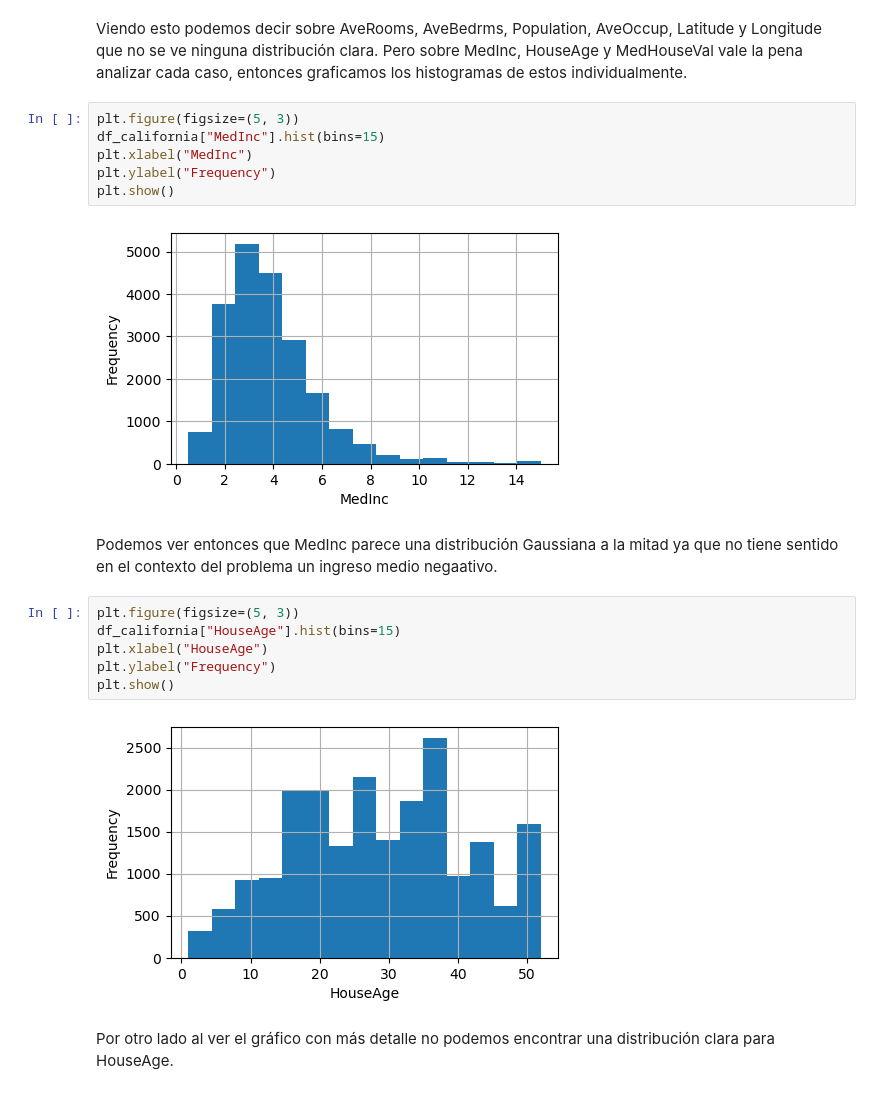
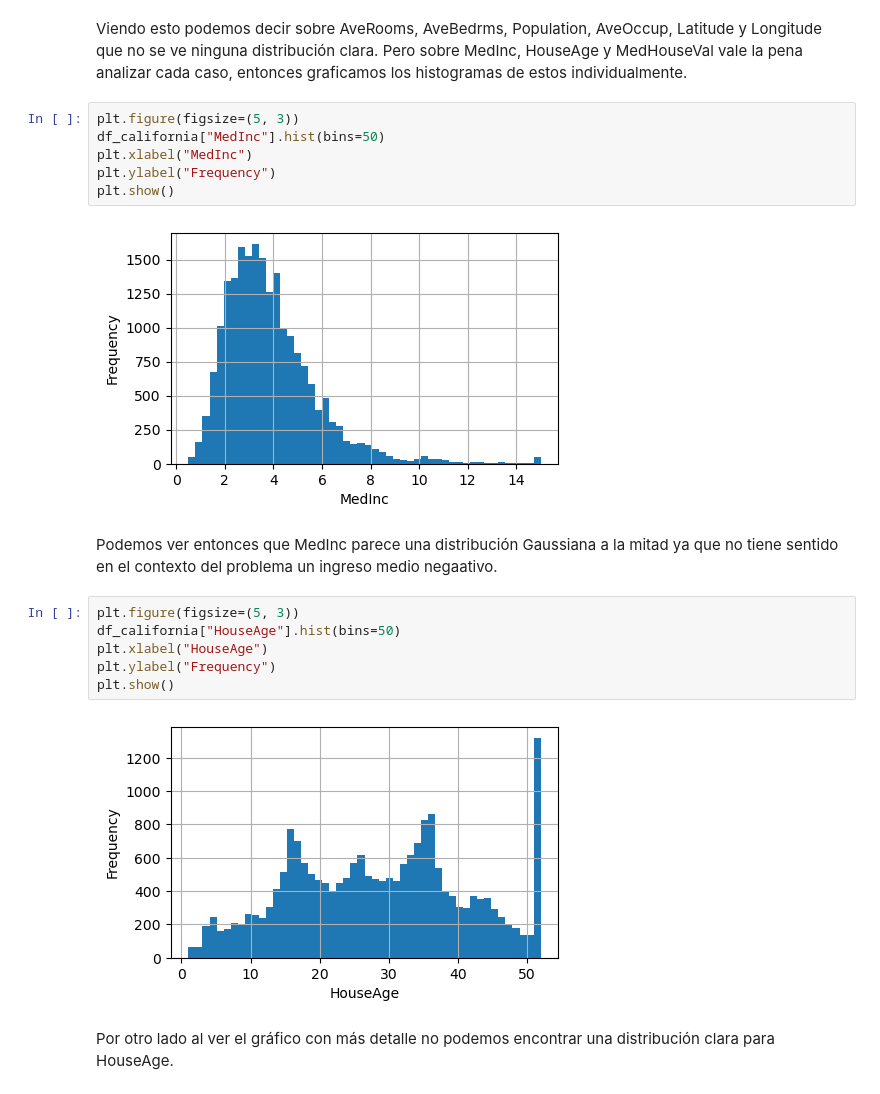
Before and after one commit to Grupo-CEIA-IIA/ceia_iia_tps, a Jupyter notebook: TP2/TP2.ipynb, the cells around one changed output. Saved outputs shown, nothing was run; the diff lists cells and outputs as text.

```diff
--- a/TP2/TP2.ipynb
+++ b/TP2/TP2.ipynb
@@ -141,22 +141,22 @@ plt.show()
 Viendo esto podemos decir sobre AveRooms, AveBedrms, Population, AveOccup, Latitude y Longitude que no se ve ninguna distribución clara. Pero sobre MedInc, HouseAge y MedHouseVal vale la pena analizar cada caso, entonces graficamos los histogramas de estos individualmente.
 # %%
 plt.figure(figsize=(5, 3))
-df_california["MedInc"].hist(bins=15)
+df_california["MedInc"].hist(bins=50)
 plt.xlabel("MedInc")
 plt.ylabel("Frequency")
 plt.show()
 # %% [output]
-[figure, old version]
+[figure, new version]
 # %% [markdown]
 Podemos ver entonces que MedInc parece una distribución Gaussiana a la mitad ya que no tiene sentido en el contexto del problema un ingreso medio negaativo.
 # %%
 plt.figure(figsize=(5, 3))
-df_california["HouseAge"].hist(bins=15)
+df_california["HouseAge"].hist(bins=50)
 plt.xlabel("HouseAge")
 plt.ylabel("Frequency")
 plt.show()
 # %% [output]
-[figure, old version]
+[figure, new version]
 # %% [markdown]
 Por otro lado al ver el gráfico con más detalle no podemos encontrar una distribución clara para HouseAge.
 # %%
```
Also changed, not shown: parts of 2 cells of this notebook.
